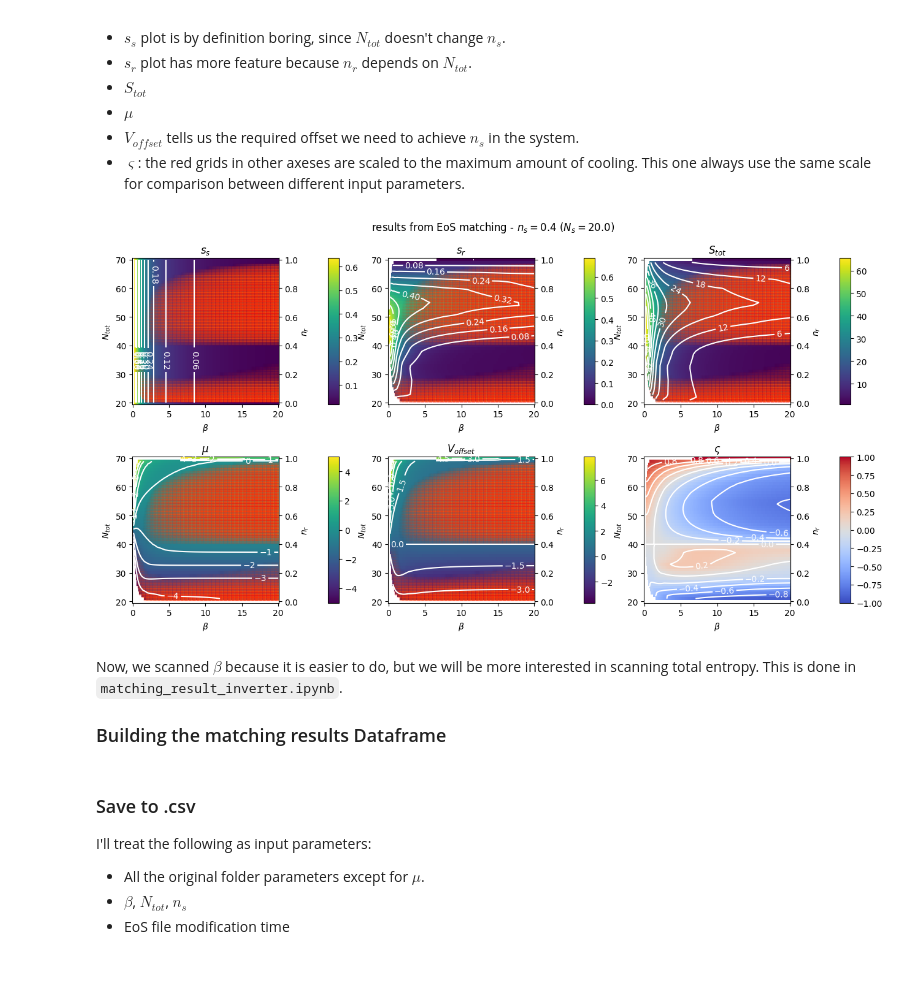
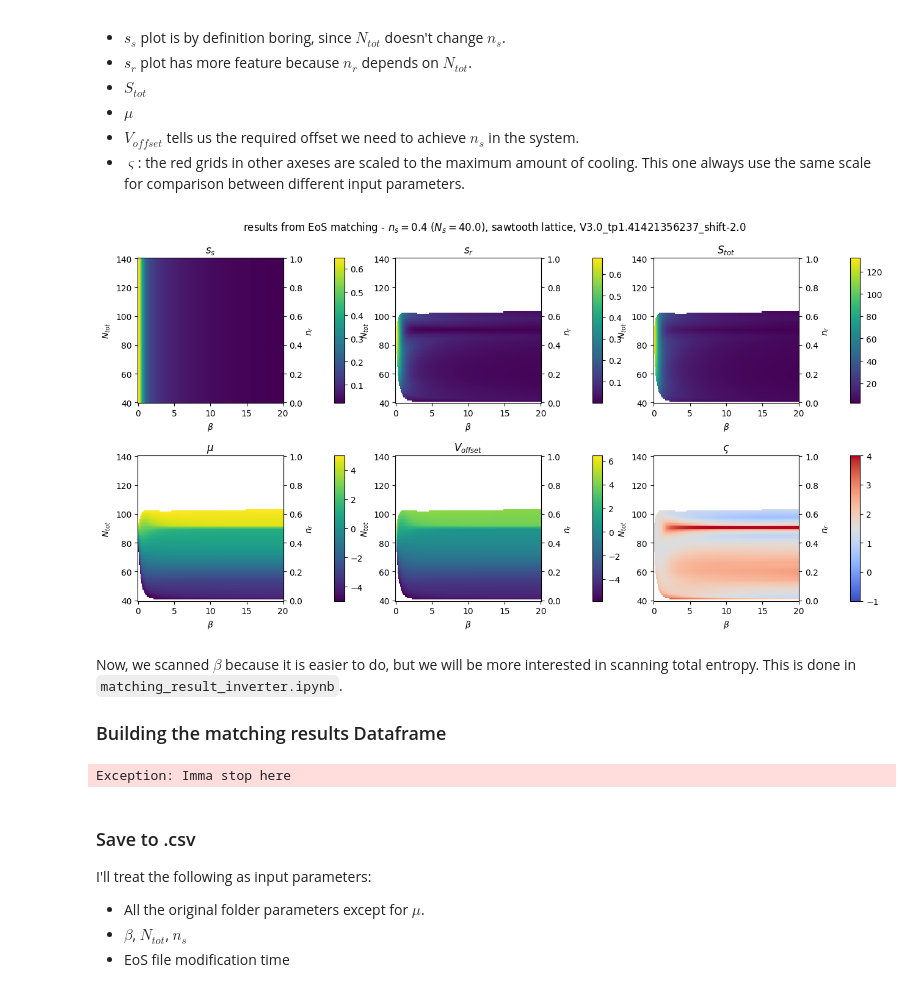
Before and after one commit to Shao-Wen-Chang/E9_constant, a Jupyter notebook: projects/flat_band_cooling/tenpy_results/eos_matcher.ipynb, the cells around one changed output. Saved outputs shown, nothing was run; the diff lists cells and outputs as text; code cells hidden in the pictures.

Commit message:
Clean up in eos_matcher + small changes to work with kagome results

```diff
--- a/projects/flat_band_cooling/tenpy_results/eos_matcher.ipynb
+++ b/projects/flat_band_cooling/tenpy_results/eos_matcher.ipynb
@@ -195,9 +200,9 @@ idx_beta_scan = (beta_vals >= -1.)      # All beta, use this for the .csv file
 beta_scan = beta_vals[idx_beta_scan]
 n_s_tar = 0.4   # target filling in the system
 
-N_tot_arr = np.arange((n_s_tar + 0.) * 2 * L_subregion, (n_s_tar + 1) * 2 * L_subregion + 1, dtype=int)
+N_tot_arr = np.arange((n_s_tar + 0.) * N_sites, (n_s_tar + 1) * N_sites + 1, dtype=int)
 # %%
-N_s_tar = n_s_tar * L_subregion * 2
+N_s_tar = n_s_tar * N_sites
 assert N_s_tar <= N_tot_arr[-1], f"there must be at least {N_s_tar} particles"
 # %%
 N_beta = beta_scan.size
@@ -212,7 +217,7 @@ n_r_arr   = np.full(N_Ntot, np.nan)
 
 for k, N_tot in enumerate(N_tot_arr):
     # global filling n and reservoir filling n_r
-    n_global = N_tot / (4.0 * L_subregion)
+    n_global = N_tot / N_sites / 2.
     n_r = 2.0 * n_global - n_s_tar   # equivalently: N_tot/2L - n_s
     n_r_arr[k] = n_r
 
@@ -231,12 +236,13 @@ for k, N_tot in enumerate(N_tot_arr):
     s2_r_all[k, :] = s2_r
 
     # 3) total S2
-    S2_tot_all[k, :] = 2 * L_subregion * (s2_s + s2_r)
+    S2_tot_all[k, :] = N_sites * (s2_s + s2_r)
 
 dmu_all = mu_r_all - mu_s_all
 mu_glob_all = mu_r_all
-sigma2_s_all = s2_s_all * 2 * L_subregion / n_s_tar # entropy per particle
-sigma2_r_all = s2_r_all * 2 * L_subregion / n_r_arr[:, np.newaxis]
+sigma2_s_all = s2_s_all / n_s_tar # entropy per particle
+sigma2_r_all = s2_r_all / n_r_arr[:, np.newaxis]
+sigma2_all = S2_tot_all / 2 / N_sites
 # %%
 for label, data in [("mu_s", mu_s_all), ("mu_r", mu_r_all), ("s2_s", s2_s_all), ("s2_r", s2_r_all)]:
     if np.all(np.isnan(data)):
@@ -248,7 +254,7 @@ $\varsigma \equiv \sigma_s / s - 1 = (\sigma_s - \sigma_r) / (\sigma_s + \sigma_
 
 that measures the decrease in entropy, measured in entropy per particle if there were no offset. $\varsigma < 0$ indicates cooling effect.
 # %%
-varsigma_all = (sigma2_s_all - sigma2_r_all) / (sigma2_s_all + sigma2_r_all)
+varsigma_all = sigma2_s_all / sigma2_all - 1
 min_varsigma = np.nanmin(varsigma_all.flatten())    # best cooling obtained
 
 # masking arrays derived from varsigma
@@ -270,36 +276,39 @@ The amount of cooling is, of course, shaded in red, in each axes. The last axes
 # %%
 if bool_plot:
     fig_eos, axes_eos_all = plt.subplots(2, 3 * 2, figsize = (13, 7), gridspec_kw = {"width_ratios": [15, 1] * 3})
     axes_eos = axes_eos_all[:, ::2]
     axes_eos_cb = axes_eos_all[:,1::2]
-    alpha_cooling_max = 0.3
+    alpha_cooling_max = 0.
     for ax, ax_cb, vals, cmap, str_label, clim in zip(axes_eos.flatten(), axes_eos_cb.flatten(),
                         [s2_s_all, s2_r_all, S2_tot_all, mu_glob_all, dmu_all, varsigma_all],
                         ["viridis", "viridis", "viridis", "viridis", "viridis", "coolwarm"],
                         [r"$s_s$", r"$s_r$", r"$S_{tot}$", r"$\mu$", r"$V_{offset}$", r"$\varsigma$"],
-                        [None, None, None, None, None, (-1, 1)]):
+                        [None, None, None, None, None, (-1, 4)]):
         img = ax.pcolormesh(beta_scan, N_tot_arr, vals, clim = clim, cmap = cmap)
         ax.set_box_aspect(1)
         ax.set_title(str_label)
         ax.set_xlabel(r"$\beta$")
         ax.set_ylabel(r"$N_{tot}$")
-        ryax = ax.secondary_yaxis('right', functions = (lambda x: (x - N_s_tar) / (2 * L_subregion), lambda x: x * 2 * L_subregion + N_s_tar))
+        ryax = ax.secondary_yaxis('right', functions = (lambda x: (x - N_s_tar) / (N_sites), lambda x: x * N_sites + N_s_tar))
         ryax.set_ylabel(r"$n_r$")
-        cntr = ax.contour(beta_scan, N_tot_arr, vals, colors = "white", linestyles = "solid", levels = 10)
-        ax.clabel(cntr, inline = True)
+        # cntr = ax.contour(beta_scan, N_tot_arr, vals, colors = "white", linestyles = "solid", levels = 10)
+        # ax.clabel(cntr, inline = True)
         fig_eos.colorbar(img, cax = ax_cb, fraction = 0.5, location = 'right')
-        # ax_cb.imshow(np.arange(16).reshape(4,4))
-        if str_label != r"$\varsigma$":
+        if str_label != r"$\varsigma$" and not np.isclose(alpha_cooling_max, 0.):
             ax.pcolormesh(beta_scan, N_tot_arr, np.ones_like(vals), clim = (0, 1), color = "red",# lw = 0.,
                         alpha = mask_alpha_cooling * alpha_cooling_max)
-    fig_eos.suptitle(rf"results from EoS matching - $n_s =${n_s_tar} ($N_s =${N_s_tar})")
+    fig_eos.suptitle(rf"results from EoS matching - $n_s =${n_s_tar} ($N_s =${N_s_tar}), {geometry} lattice, {geom_spec_str}")
     fig_eos.tight_layout(w_pad = 0.1)
 # %% [output]
-[figure, old version]
+[figure, new version]
 # %% [markdown]
 Now, we scanned $\beta$ because it is easier to do, but we will be more interested in scanning total entropy. This is done in `matching_result_inverter.ipynb`.
 
 ### Building the matching results Dataframe
+# %%
+raise(Exception("Imma stop here"))  # comment this out to actually save data
+# %% [output]
+Exception: Imma stop here
 # %%
 records_matching = []
 for i_beta, beta in enumerate(beta_scan):
```
Also changed, not shown: parts of 13 cells of this notebook, 4 other files.
